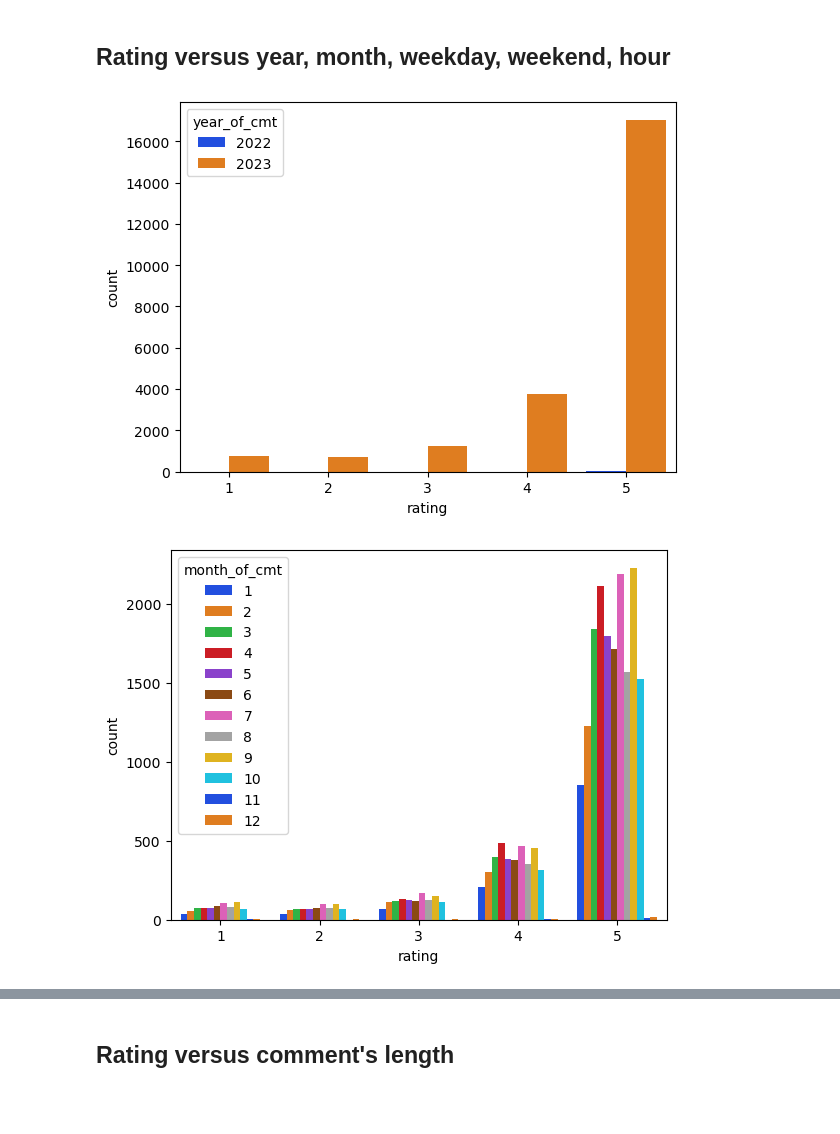
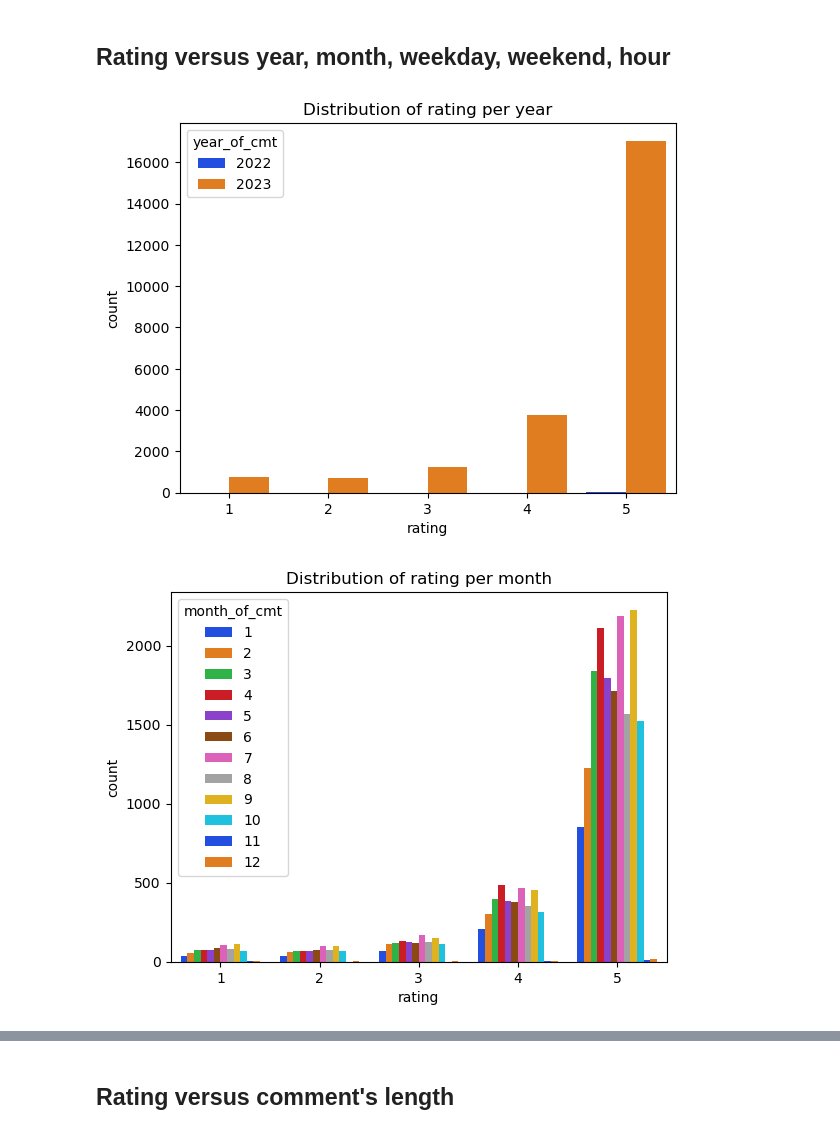
Before and after one commit to PMDOUGLAS23/Customer-Reviews-Analysis, a Jupyter notebook: notebooks/1_eda_dataviz/eda_dviz_redoute_v0.3.ipynb, the cells around one changed output, grey strips where cells are left out. Cells and saved outputs as stored; diff of their text form; code cells hidden in the pictures; blank space fills up the shorter version.

```diff
--- a/notebooks/1_eda_dataviz/eda_dviz_redoute_v0.3.ipynb
+++ b/notebooks/1_eda_dataviz/eda_dviz_redoute_v0.3.ipynb
@@ -169,24 +172,30 @@ plt.show()
 # %%
 # Rating vs years
 sns.countplot(data = df, x = "rating", hue = "year_of_cmt", palette = "bright")
+plt.title("Distribution of rating per year")
 plt.show()
 
 # Rating vs month
 sns.countplot(data = df, x = "rating", hue = "month_of_cmt", palette = "bright")
+plt.title("Distribution of rating per month")
 plt.show()
 
 # Rating vs weekday
 sns.countplot(data = df, x = "rating", hue = "weekday_of_cmt", palette = "bright")
+plt.title("Distribution of rating per weekday")
 plt.show()
 
 # Rating vs weekend
 sns.countplot(data = df, x = "rating", hue = "cmt_in_weekend", palette = "bright")
+plt.title("Distribution of rating per weekend")
 plt.show()
 
 # Rating vs Hour of review
+
 plt.figure(figsize=(10,8))
 sns.countplot(data = df, x = "rating", hue = "hour_of_cmt", palette = "tab10")
+plt.title("Distribution of rating per hour")
 plt.show()
 # %% [output]
-[figure, old version]
+[figure, new version]
-[figure, old version]
+[figure, new version]
```
Also changed, not shown: parts of 53 cells of this notebook, 2 other files.
